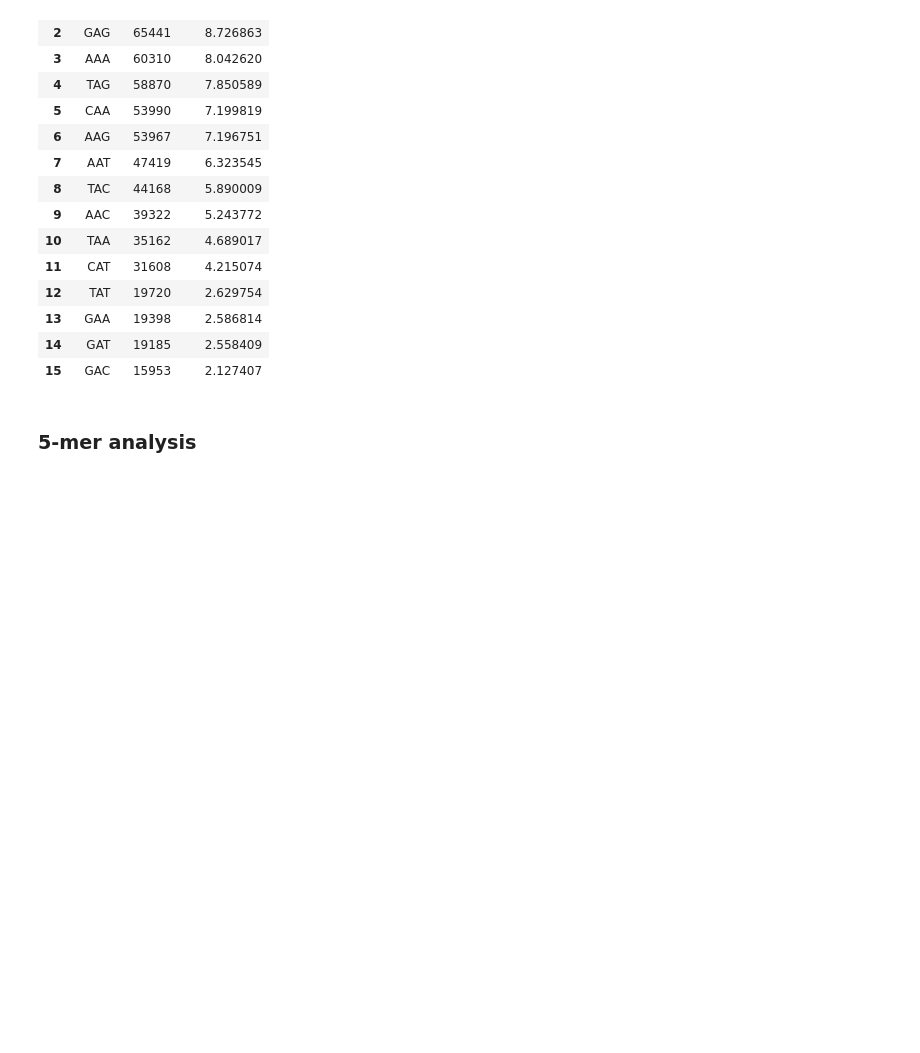
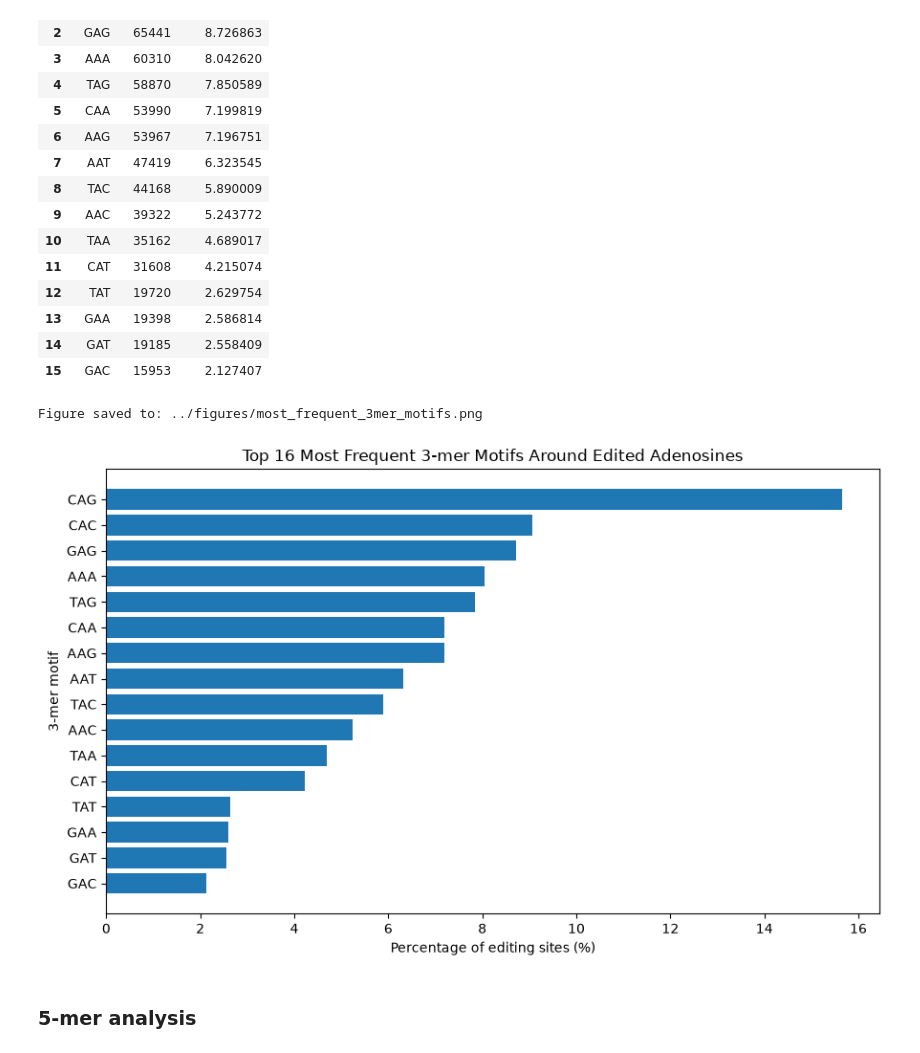
Before and after one commit to tamdanp01-beep/a-to-i-RNA-edits, a Jupyter notebook: notebooks/01_sequence_context.ipynb, the cells around one changed output. Saved outputs shown, nothing was run; the diff lists cells and outputs as text; code cells hidden in the pictures; blank space fills up the shorter version.

Commit message:
Plotted kmer pattern frequency around edit sites

```diff
--- a/notebooks/01_sequence_context.ipynb
+++ b/notebooks/01_sequence_context.ipynb
@@ -625,6 +695,16 @@ three_mer_counts
 | 13 | GAA | 19398 | 2.586814 |
 | 14 | GAT | 19185 | 2.558409 |
 | 15 | GAC | 15953 | 2.127407 |
+# %%
+plot_kmer_percentages(
+    frequency_df=three_mer_counts,
+    k=3,
+    top_n=16,
+    save_file="../figures/most_frequent_3mer_motifs.png",
+)
+# %% [output]
+Figure saved to: ../figures/most_frequent_3mer_motifs.png
+[figure, added]
 # %% [markdown]
 ### 5-mer analysis
 # %%
```
Also changed, not shown: parts of 14 cells of this notebook.
